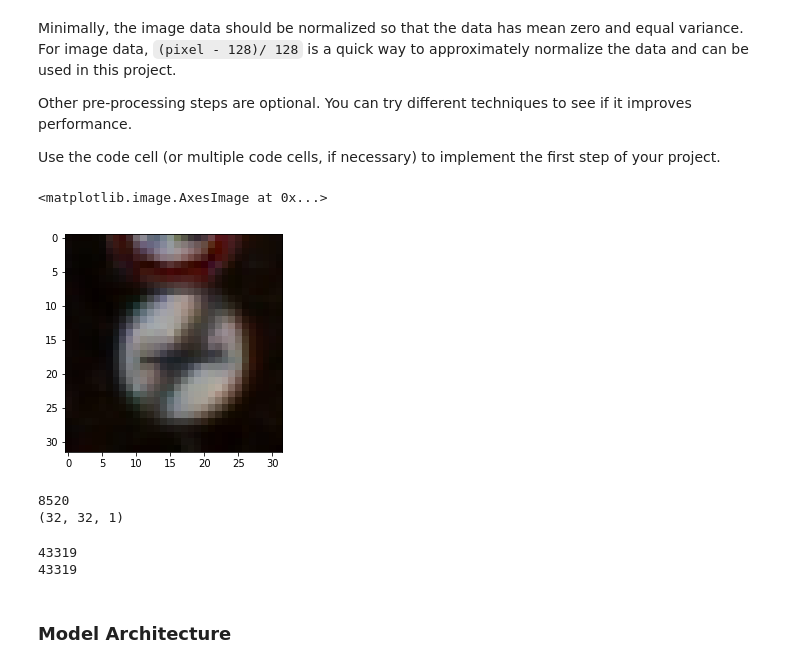
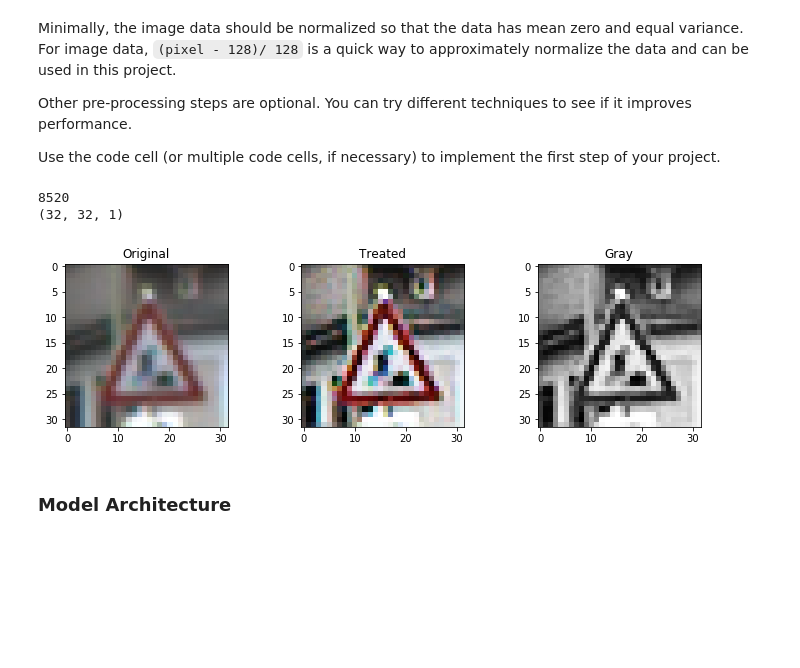
Before and after one commit to delafu/CarND-Traffic-Sign-Classifier-Project, a Jupyter notebook: Traffic_Sign_Classifier.ipynb, the cells around one changed output. Cells and saved outputs as stored; diff of their text form; code cells hidden in the pictures; blank space fills up the shorter version.

```diff
--- a/Traffic_Sign_Classifier.ipynb
+++ b/Traffic_Sign_Classifier.ipynb
@@ -133,5 +139,0 @@ Label: 25
-# %%
-for i in range(len(X_train)):
-    if y_train[i]==40:
-        plt.imshow(X_train[i])
-        break
@@ -176,7 +176,7 @@ def applyContrast(arr):
     enh=ImageEnhance.Contrast(im)
     im=enh.enhance(2)
     return np.asarray(im)
-def applySharpener(arr, detail=True, sharpen=False):
+def applySharpener(arr, detail=True, sharpen=True):
     narr = np.asarray(arr,dtype=np.uint8)
     im=Image.fromarray(narr,'RGB')
     if detail:
@@ -184,10 +184,6 @@ def applySharpener(arr, detail=True, sharpen=False):
     if sharpen:
         im = im.filter(ImageFilter.SHARPEN)
     return np.asarray(im)
-plt.imshow(applyContrast(X_train[0]))
-# %% [output]
-<matplotlib.image.AxesImage at 0x...>
-[figure, removed]
 # %%
 import tensorflow as tf
 from sklearn.utils import shuffle
@@ -272,6 +268,7 @@ for i in range(len(X_train)):
     img_eq = exposure.equalize_hist(img_sharp)
     X_new.append(img_eq)
 X_train=X_new
+sample_treated_sign=X_new[sample_sign_number]
 
 
 createAugmentedImages(X_train,y_train)
@@ -292,7 +289,10 @@ print(X_aug[0].shape)
 #func1=build_augmentation_transform(rotation=30,translation=(10,-5))
 X_train_grey=[]
 for i in range(len(X_train)):
-    X_train_grey.append(rgb2gray(X_train[i]).reshape(32,32,1))
+    aux=rgb2gray(X_train[i])
+    if i==sample_sign_number:
+        sample_grey_sign=aux
+    X_train_grey.append(aux.reshape(32,32,1))
 X_valid_grey=[]
 for i in range(len(X_valid)):
     X_valid_grey.append(rgb2gray(X_valid[i]).reshape(32,32,1))
@@ -301,19 +301,27 @@ for i in range(len(X_valid)):
 #    np.append(X_train,img)
 #    np.append(y_train,y_train[i])
 
-
 X_train=np.array(X_train_grey)
 X_valid=np.array(X_valid_grey)
 X_train=np.append(X_train,X_aug,axis=0)
 y_train=np.append(y_train,y_aug)
 #X_train=(X_train-128)/128
 #X_valid=(X_valid-128)/128
-# %%
-print(len(X_train))
-print(len(y_train))
-# %% [output]
-43319
-43319
+# %%
+fig = plt.figure()
+plt.rcParams["figure.figsize"] = (12,6)
+a=fig.add_subplot(1,3,1)
+a.set_title('Original')
+plt.imshow(sample_original_sign)
+a=fig.add_subplot(1,3,2)
+a.set_title('Treated')
+plt.imshow(sample_treated_sign)
+a=fig.add_subplot(1,3,3)
+a.set_title('Gray')
+plt.imshow(sample_grey_sign, cmap='gray')
+plt.show()
+# %% [output]
+[figure, added]
 # %% [markdown]
 ### Model Architecture
 # %%
```
Also changed, not shown: parts of 10 cells of this notebook, 5 other files.
